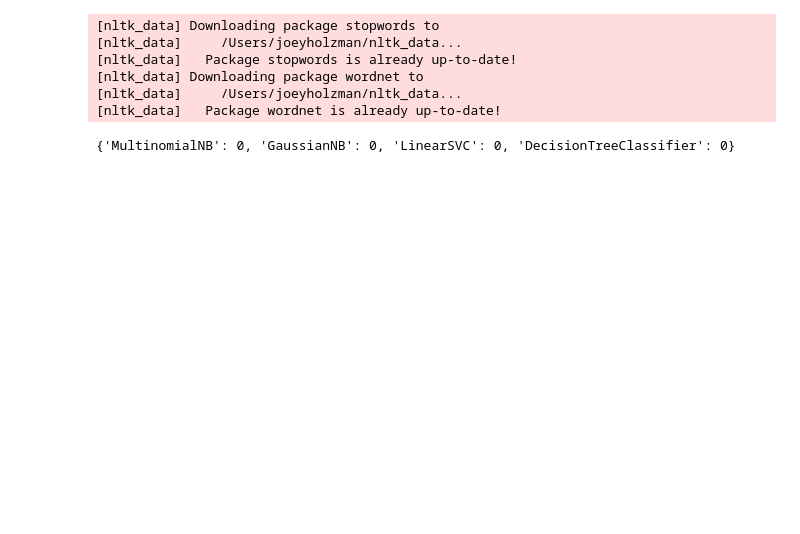
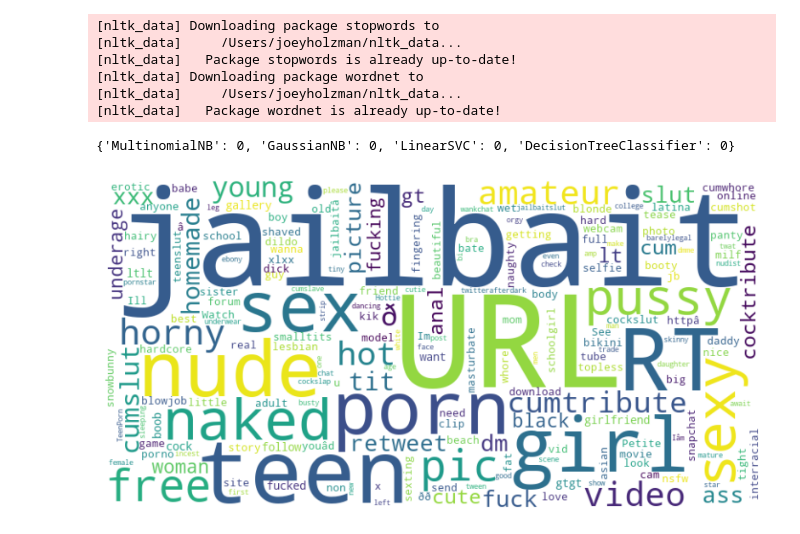
Before and after one commit to joeyholzman/CSAM_Machine_Learning, a Jupyter notebook: MLImplementation.ipynb, the cells around one changed output. Cells and saved outputs as stored; diff of their text form; code cells hidden in the pictures; blank space fills up the shorter version.

```diff
--- a/MLImplementation.ipynb
+++ b/MLImplementation.ipynb
@@ -126,7 +172,16 @@ weighted avg       0.86      0.79      0.78        70
 # %%
 #Linear Support Vector Machine Classifier Results
+LinearSVC.fit(X_train_1000, y_train_1000)
 SVMpred = LinearSVC.predict(X_test)
 print(classification_report(y_test, SVMpred))
+
+LinearSVC.fit(X_train_500, y_train_500)
+SVMpred_500 = LinearSVC.predict(X_test)
+print(classification_report(y_test, SVMpred_500))
+
+LinearSVC.fit(X_train_100, y_train_100)
+SVMpred_100 = LinearSVC.predict(X_test)
+print(classification_report(y_test, SVMpred_100))
 # %% [output]
               precision    recall  f1-score   support
 
@@ -139,7 +203,16 @@ weighted avg       0.97      0.97      0.97        70
 # %%
 #Decision Tree Classifier Results
+DecisionTreeClassifier.fit(X_train_1000, y_train_1000)
 DTpred = DecisionTreeClassifier.predict(X_test)
 print(classification_report(y_test, DTpred))
+
+DecisionTreeClassifier.fit(X_train_500, y_train_500)
+DTpred_500 = DecisionTreeClassifier.predict(X_test)
+print(classification_report(y_test, DTpred_500))
+
+DecisionTreeClassifier.fit(X_train_100, y_train_100)
+DTpred_100 = DecisionTreeClassifier.predict(X_test)
+print(classification_report(y_test, DTpred_100))
 # %% [output]
               precision    recall  f1-score   support
 
@@ -254,0 +428,41 @@ df.to_json('./Tweet_Datasets/Predict_Tweets.json', orient='records', indent=4)
+# %%
+import json
+from wordcloud import WordCloud
+import matplotlib.pyplot as plt
+
+def generate_token_wordcloud(json_file):
+    # Initialize an empty string to store all tokens
+    all_tokens = ''
+
+    # Read the JSON file line by line
+    with open(json_file, 'r') as file:
+        # Load JSON data from the file
+        data = json.load(file)
+
+        # Iterate through each entry and extract tokens
+        for entry in data:
+            if "TokenizedTweet" in entry:
+                tokenized_tweet = entry["TokenizedTweet"]
+                all_tokens += ' '.join(tokenized_tweet) + ' '
+
+    return all_tokens
+
+# Generate word clouds for each JSON file
+mnb_tokens = generate_token_wordcloud('./Tweet_Datasets/Trained_Tweets/MNB_Classifications.json')
+gnb_tokens = generate_token_wordcloud('./Tweet_Datasets/Trained_Tweets/GaussianNB_Classifications.json')
+svc_tokens = generate_token_wordcloud('./Tweet_Datasets/Trained_Tweets/SVC_Classifications.json')
+dt_tokens = generate_token_wordcloud('./Tweet_Datasets/Trained_Tweets/DT_Classifications.json')
+
+# Combine tokens from all JSON files without repeats
+combined_tokens = ' '.join([mnb_tokens, gnb_tokens, svc_tokens, dt_tokens])
+
+# Generate word cloud for the combined tokens
+wordcloud = WordCloud(width=800, height=400, background_color='white', collocations=False).generate(combined_tokens)
+
+# Plot the word cloud
+plt.figure(figsize=(10, 5))
+plt.imshow(wordcloud, interpolation='bilinear')
+plt.axis('off')
+plt.show()
+# %% [output]
+[figure, added]
```
Also changed, not shown: parts of 11 cells of this notebook, 1 other file.
